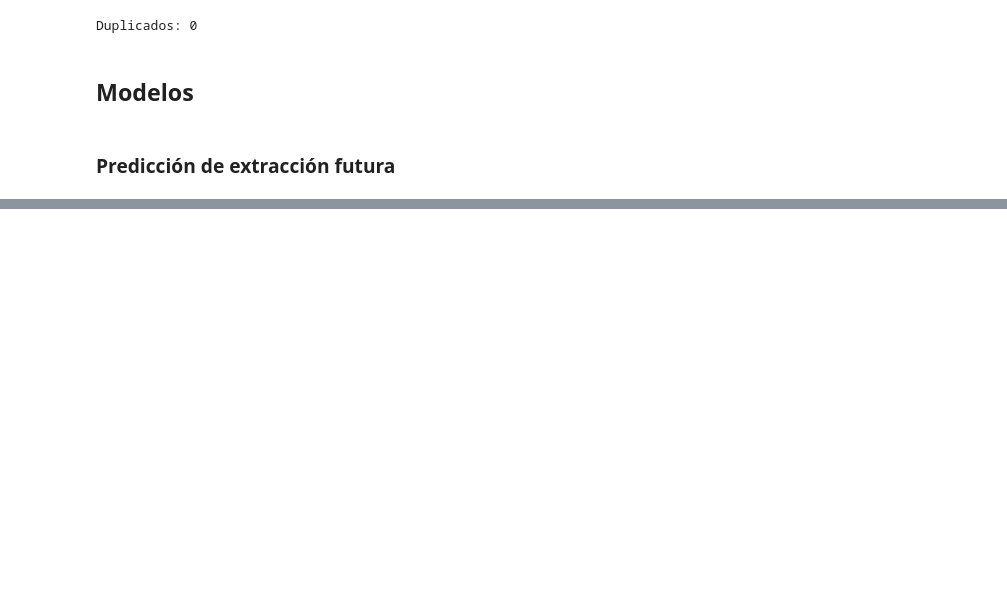
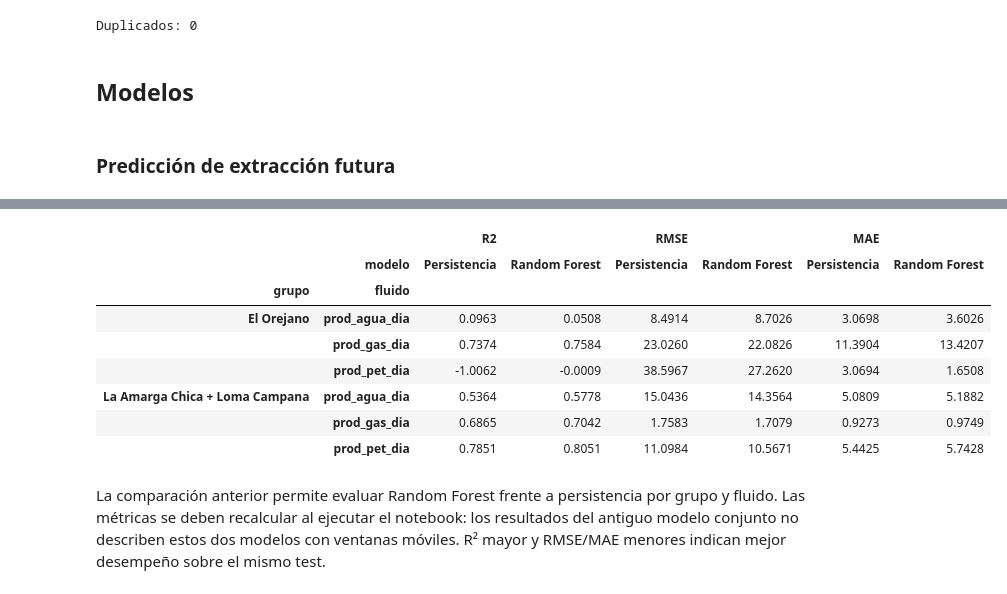
Before and after one commit to molijoaquin-DA/vaca-muerta-produccion, a Jupyter notebook: notebooks/02_modelos_supervisados.ipynb, the cells around one changed output, grey strips where cells are left out. Cells and saved outputs as stored; diff of their text form; code cells hidden in the pictures; blank space fills up the shorter version.

```diff
--- a/notebooks/02_modelos_supervisados.ipynb
+++ b/notebooks/02_modelos_supervisados.ipynb
@@ -521,0 +310,30 @@ Para la extracción del gas el modelo naive supera al random tree, en el resto p
+# %%
+# Dos modelos finales independientes, entrenados solamente con desarrollo.
+modelos = {}
+predicciones_test = {}
+filas_metricas = []
+
+def calcular_metricas(grupo, nombre_modelo, reales, predicciones):
+    return [
+        {
+            "grupo": grupo, "modelo": nombre_modelo, "fluido": fluido,
+            "R2": r2_score(reales.iloc[:, i], predicciones[:, i]),
+            "RMSE": np.sqrt(mean_squared_error(reales.iloc[:, i], predicciones[:, i])),
+            "MAE": mean_absolute_error(reales.iloc[:, i], predicciones[:, i]),
+            "n_test": len(reales),
+        }
+        for i, fluido in enumerate(targets_futuros)
+    ]
+
+for grupo, datos in datos_grupos.items():
+    modelo = MultiOutputRegressor(RandomForestRegressor(
+        **estudios[grupo].best_params, random_state=42, n_jobs=-1
+    ))
+    modelo.fit(datos["X_dev"], datos["y_dev"])
+    predicciones = modelo.predict(datos["X_test"])
+    modelos[grupo] = modelo
+    predicciones_test[grupo] = predicciones
+    filas_metricas.extend(calcular_metricas(grupo, "Random Forest", datos["y_test"], predicciones))
+
+metricas_rf = pd.DataFrame(filas_metricas)
+display(metricas_rf.round(4))
@@ -521,0 +384,28 @@ Para la extracción del gas el modelo naive supera al random tree, en el resto p
+# %%
+# Persistencia: repetir la tasa del mes actual sobre las mismas filas de test.
+filas_persistencia = []
+for grupo, datos in datos_grupos.items():
+    pred_naive = datos["datos_test"][targets_futuros].to_numpy()
+    filas_persistencia.extend(calcular_metricas(
+        grupo, "Persistencia", datos["y_test"], pred_naive
+    ))
+metricas = pd.concat([metricas_rf, pd.DataFrame(filas_persistencia)], ignore_index=True)
+comparacion = metricas.pivot(
+    index=["grupo", "fluido"], columns="modelo", values=["R2", "RMSE", "MAE"]
+)
+display(comparacion.round(4))
+# %% [output]
+|  |  | R2 |  | RMSE |  | MAE |  |
+|  | modelo | Persistencia | Random Forest | Persistencia | Random Forest | Persistencia | Random Forest |
+| grupo | fluido |  |  |  |  |  |  |
+| El Orejano | prod_agua_dia | 0.0963 | 0.0508 | 8.4914 | 8.7026 | 3.0698 | 3.6026 |
+|  | prod_gas_dia | 0.7374 | 0.7584 | 23.0260 | 22.0826 | 11.3904 | 13.4207 |
+|  | prod_pet_dia | -1.0062 | -0.0009 | 38.5967 | 27.2620 | 3.0694 | 1.6508 |
+| La Amarga Chica + Loma Campana | prod_agua_dia | 0.5364 | 0.5778 | 15.0436 | 14.3564 | 5.0809 | 5.1882 |
+|  | prod_gas_dia | 0.6865 | 0.7042 | 1.7583 | 1.7079 | 0.9273 | 0.9749 |
+|  | prod_pet_dia | 0.7851 | 0.8051 | 11.0984 | 10.5671 | 5.4425 | 5.7428 |
+# %% [markdown]
+La comparación anterior permite evaluar Random Forest frente a persistencia por
+grupo y fluido. Las métricas se deben recalcular al ejecutar el notebook: los
+resultados del antiguo modelo conjunto no describen estos dos modelos con ventanas
+móviles. R² mayor y RMSE/MAE menores indican mejor desempeño sobre el mismo test.
```
Also changed, not shown: parts of 17 cells of this notebook, 5 other files.
